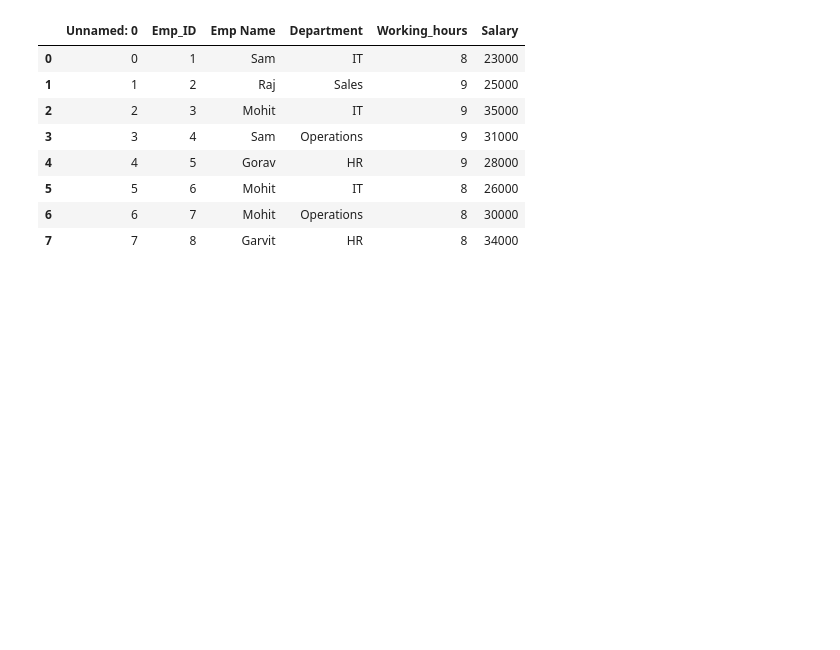
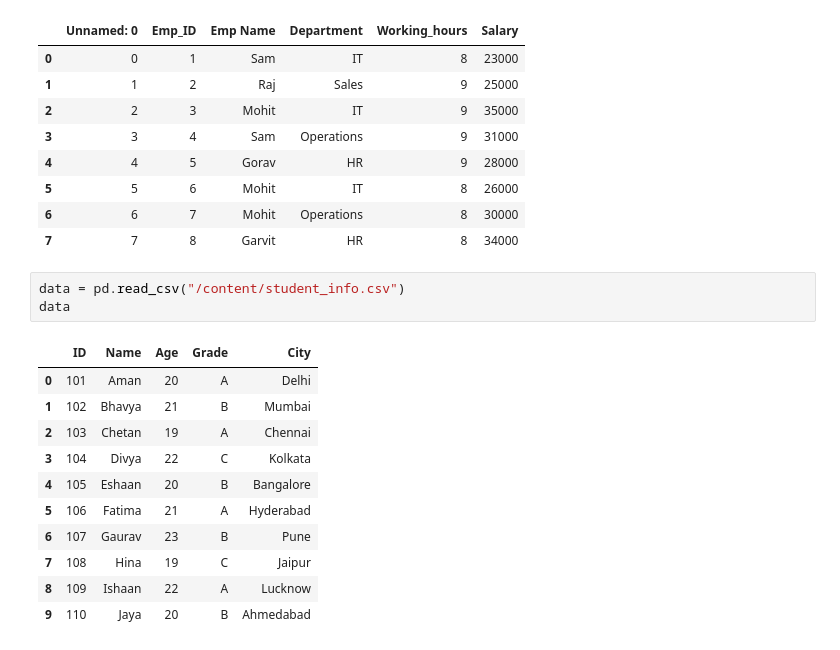
Before and after one commit to Gursewak-S/Advance-Python, a Jupyter notebook: Pandas.ipynb, the cells around one changed output. Drawn from its saved outputs; the diff is of its cells as text; blank space fills up the shorter version.

```diff
--- a/Pandas.ipynb
+++ b/Pandas.ipynb
@@ -109,3 +109,18 @@ a
 | 5 | 5 | 6 | Mohit | IT | 8 | 26000 |
 | 6 | 6 | 7 | Mohit | Operations | 8 | 30000 |
 | 7 | 7 | 8 | Garvit | HR | 8 | 34000 |
+# %%
+data = pd.read_csv("/content/student_info.csv")
+data
+# %% [output]
+|  | ID | Name | Age | Grade | City |
+| 0 | 101 | Aman | 20 | A | Delhi |
+| 1 | 102 | Bhavya | 21 | B | Mumbai |
+| 2 | 103 | Chetan | 19 | A | Chennai |
+| 3 | 104 | Divya | 22 | C | Kolkata |
+| 4 | 105 | Eshaan | 20 | B | Bangalore |
+| 5 | 106 | Fatima | 21 | A | Hyderabad |
+| 6 | 107 | Gaurav | 23 | B | Pune |
+| 7 | 108 | Hina | 19 | C | Jaipur |
+| 8 | 109 | Ishaan | 22 | A | Lucknow |
+| 9 | 110 | Jaya | 20 | B | Ahmedabad |
```
Also changed, not shown: parts of 31 cells of this notebook.
